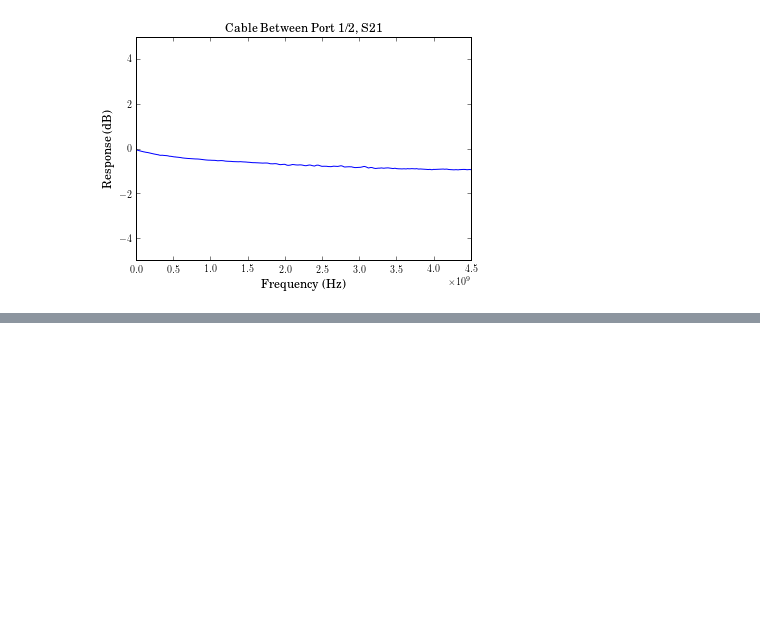
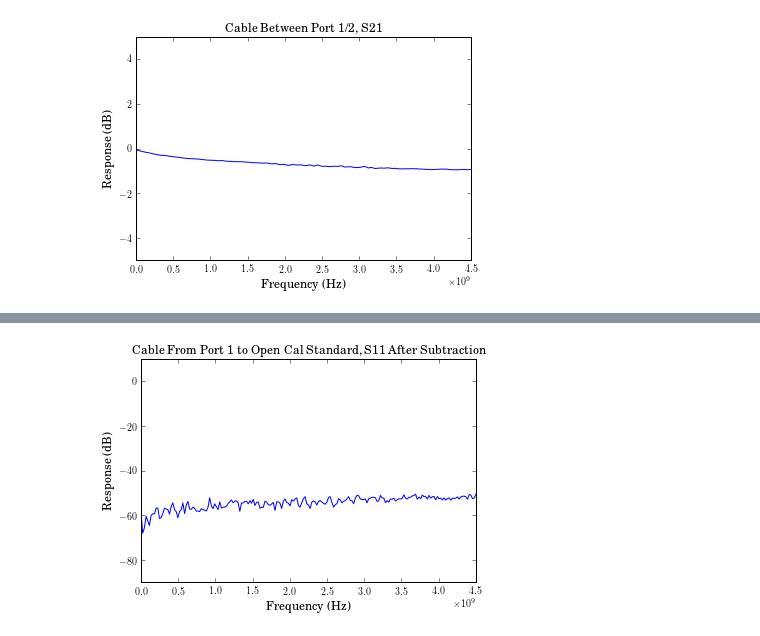
Before and after one commit to vighneshiyer/ee142, a Jupyter notebook: Labs/lab1_vna/Lab_VNA_Calibration_Plotting.ipynb, the cells around one changed output, grey strips where cells are left out. Cells and saved outputs as stored; diff of their text form; code cells hidden in the pictures; blank space fills up the shorter version.

```diff
--- a/Labs/lab1_vna/Lab_VNA_Calibration_Plotting.ipynb
+++ b/Labs/lab1_vna/Lab_VNA_Calibration_Plotting.ipynb
@@ -46,0 +83,14 @@ plt.show()
+# %%
+one_port_s11_open_cal = read_csv('data/S11_OPEN_CAL.csv')
+one_port_s11_open_cal_after_movement = read_csv('data/S11_OPEN_CAL_AFTER_MOVEMENT.csv')
+# %%
+plt.figure()
+plt.plot([x[0] for x in one_port_s11_open_cal], [x[1] for x in one_port_s11_open_cal])
+plt.xlabel('Frequency (Hz)')
+plt.ylabel('Response (dB)')
+plt.ylim([-90, 10])
+plt.title('Cable From Port 1 to Open Cal Standard, S11 After Subtraction')
+plt.savefig('images/one_port_s11_open_cal.png', bbox_inches='tight', dpi=300)
+plt.show()
+# %% [output]
+[figure, added]
```
Also changed, not shown: parts of 5 cells of this notebook, 10 other files.
